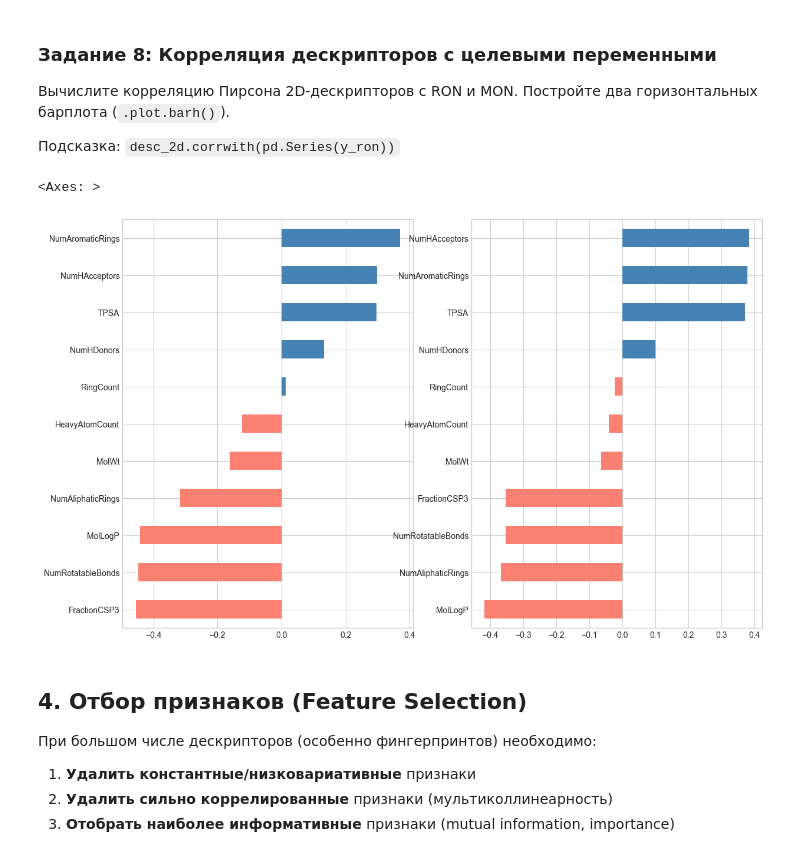
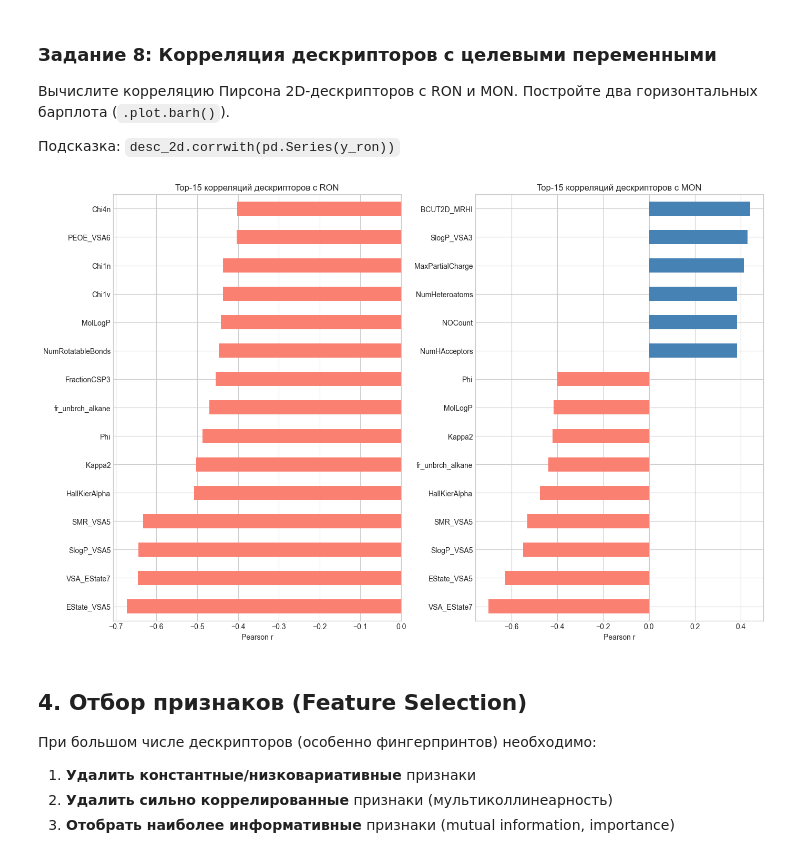
Before and after one commit to Ega2901/ChemML2026, a Jupyter notebook: materials/RON_MON/seminar.ipynb, the cells around one changed output. Drawn from its saved outputs; the diff is of its cells as text; code cells hidden in the pictures.

```diff
--- a/materials/RON_MON/seminar.ipynb
+++ b/materials/RON_MON/seminar.ipynb
@@ -256,3 +216,29 @@ def comp_maccs_keys(smiles_list: list[str]) -> pd.DataFrame:
+# %%
+from model_utils import (
+    ALL_RDKIT_DESCRIPTOR_NAMES,
+    compute_maccs_keys as _compute_maccs_keys,
+    compute_morgan_fingerprints as _compute_morgan_fingerprints,
+    compute_rdkit_2d_descriptors as _compute_rdkit_2d_descriptors,
+)
+
+
+def compute_rdkit_2d_descriptors(smiles_list: list[str]) -> pd.DataFrame:
+    return _compute_rdkit_2d_descriptors(
+        smiles_list,
+        descriptor_names=ALL_RDKIT_DESCRIPTOR_NAMES,
+    )
+
+
+def comp_fingerprints(
+    smiles_list: list[str],
+    radius: int = 2,
+    n_bits: int = 1024,
+) -> pd.DataFrame:
+    return _compute_morgan_fingerprints(smiles_list, radius=radius, n_bits=n_bits)
+
+
+def comp_maccs_keys(smiles_list: list[str]) -> pd.DataFrame:
+    return _compute_maccs_keys(smiles_list)
 # %%
 smiles = df_clean["Smiles"].tolist()
 
@@ -305,19 +291,25 @@ plt.show()
 # %%
 y_ron = df_clean["RON"].values
 y_mon = df_clean["MON"].values
 
-# YOUR CODE HERE
-corr_ron = desc_2d.corrwith(pd.Series(y_ron)).sort_values()
-corr_mon = desc_2d.corrwith(pd.Series(y_mon)).sort_values()
+corr_ron = desc_2d.corrwith(pd.Series(y_ron)).dropna()
+corr_mon = desc_2d.corrwith(pd.Series(y_mon)).dropna()
+
+plot_ron = corr_ron.loc[corr_ron.abs().sort_values(ascending=False).head(15).index].sort_values()
+plot_mon = corr_mon.loc[corr_mon.abs().sort_values(ascending=False).head(15).index].sort_values()
 
 fig, axes = plt.subplots(1, 2, figsize=(14, 9))
+plot_ron.plot.barh(ax=axes[0], color=["steelblue" if v > 0 else "salmon" for v in plot_ron])
+plot_mon.plot.barh(ax=axes[1], color=["steelblue" if v > 0 else "salmon" for v in plot_mon])
 
-corr_ron.plot.barh(ax = axes[0], color = ["steelblue" if v >0 else "salmon" for v in corr_ron])
-
-corr_mon.plot.barh(ax = axes[1], color = ["steelblue" if v >0 else "salmon" for v in corr_mon])
+axes[0].set_title("Top-15 корреляций дескрипторов с RON")
+axes[1].set_title("Top-15 корреляций дескрипторов с MON")
+axes[0].set_xlabel("Pearson r")
+axes[1].set_xlabel("Pearson r")
+plt.tight_layout()
+plt.show()
 # %% [output]
-<Axes: >
-[figure, old version]
+[figure, new version]
 # %% [markdown]
 ## 4. Отбор признаков (Feature Selection)
 
```
Also changed, not shown: parts of 32 cells of this notebook.
